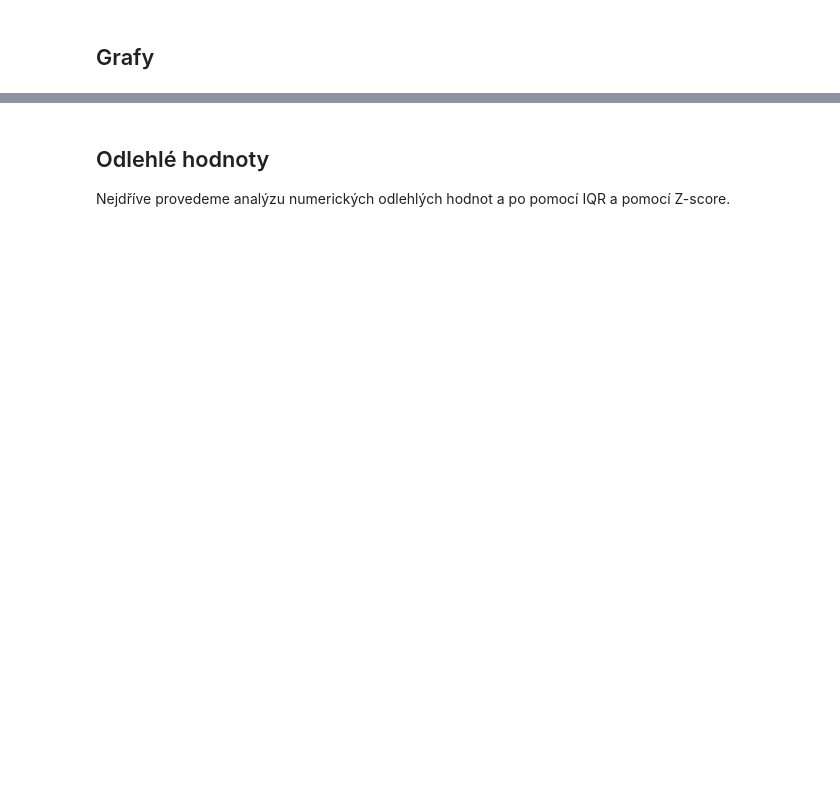
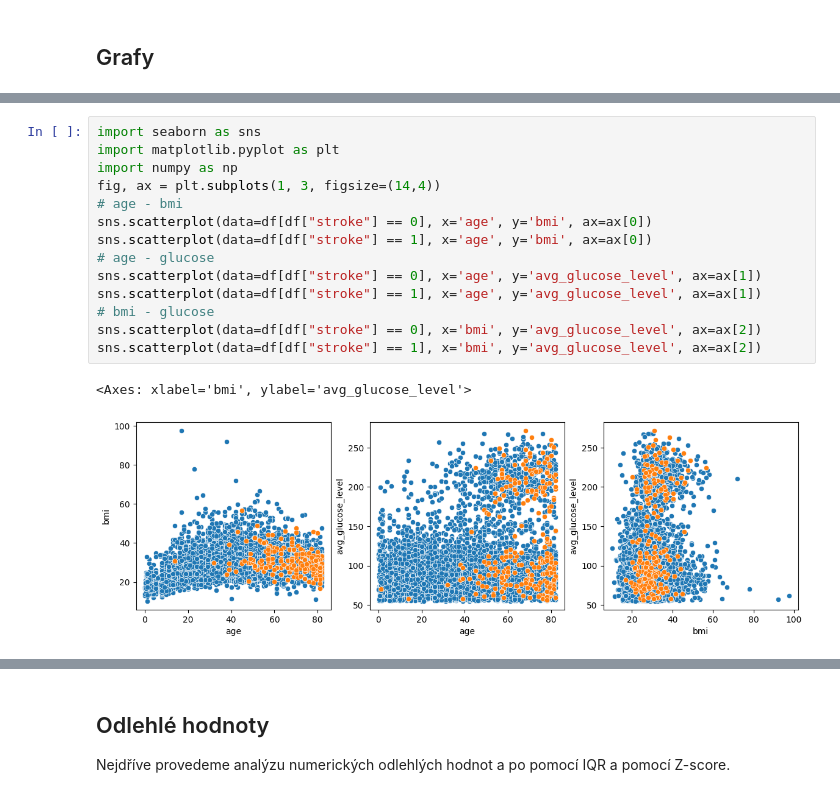
Before and after one commit to LukasKotoun/UPA, a Jupyter notebook: 3/analysis.ipynb, the cells around one changed output, grey strips where cells are left out. Saved outputs shown, nothing was run; the diff lists cells and outputs as text; blank space fills up the shorter version.

```diff
--- a/3/analysis.ipynb
+++ b/3/analysis.ipynb
@@ -100,0 +102,17 @@ for idx, attr in enumerate(categorical, start=3):
+# %%
+import seaborn as sns
+import matplotlib.pyplot as plt
+import numpy as np
+fig, ax = plt.subplots(1, 3, figsize=(14,4))
+# age - bmi
+sns.scatterplot(data=df[df["stroke"] == 0], x='age', y='bmi', ax=ax[0])
+sns.scatterplot(data=df[df["stroke"] == 1], x='age', y='bmi', ax=ax[0])
+# age - glucose
+sns.scatterplot(data=df[df["stroke"] == 0], x='age', y='avg_glucose_level', ax=ax[1])
+sns.scatterplot(data=df[df["stroke"] == 1], x='age', y='avg_glucose_level', ax=ax[1])
+# bmi - glucose
+sns.scatterplot(data=df[df["stroke"] == 0], x='bmi', y='avg_glucose_level', ax=ax[2])
+sns.scatterplot(data=df[df["stroke"] == 1], x='bmi', y='avg_glucose_level', ax=ax[2])
+# %% [output]
+<Axes: xlabel='bmi', ylabel='avg_glucose_level'>
+[figure, added]
```
Also changed, not shown: parts of 17 cells of this notebook.
